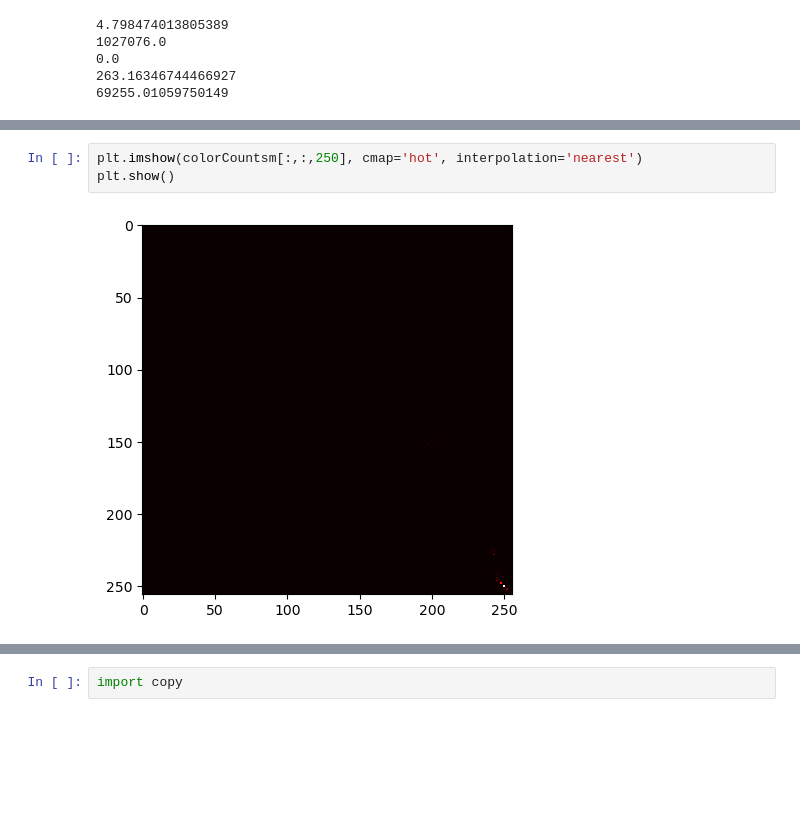
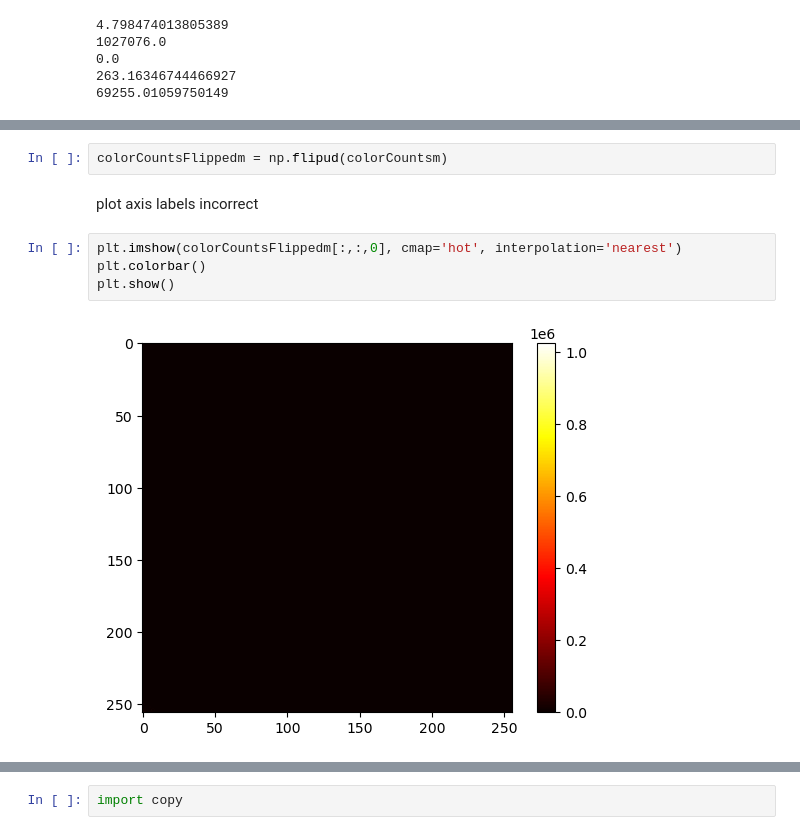
Before and after one commit to CoralCoveCreates/Chem-Game---Jellybean, a Jupyter notebook: Art/Python-Analytics/ColorPaletteAnalysis.ipynb, the cells around one changed output, grey strips where cells are left out. Cells and saved outputs as stored; diff of their text form; blank space fills up the shorter version.

```diff
--- a/Art/Python-Analytics/ColorPaletteAnalysis.ipynb
+++ b/Art/Python-Analytics/ColorPaletteAnalysis.ipynb
@@ -187,5 +60,10 @@ plt.show()
-# %%
-plt.imshow(colorCountsm[:,:,250], cmap='hot', interpolation='nearest')
-plt.show()
-# %% [output]
-[figure, removed]
+# %%
+colorCountsFlippedm = np.flipud(colorCountsm)
+# %% [markdown]
+plot axis labels incorrect
+# %%
+plt.imshow(colorCountsFlippedm[:,:,0], cmap='hot', interpolation='nearest')
+plt.colorbar()
+plt.show()
+# %% [output]
+[figure, added]
```
Also changed, not shown: parts of 70 cells of this notebook.
